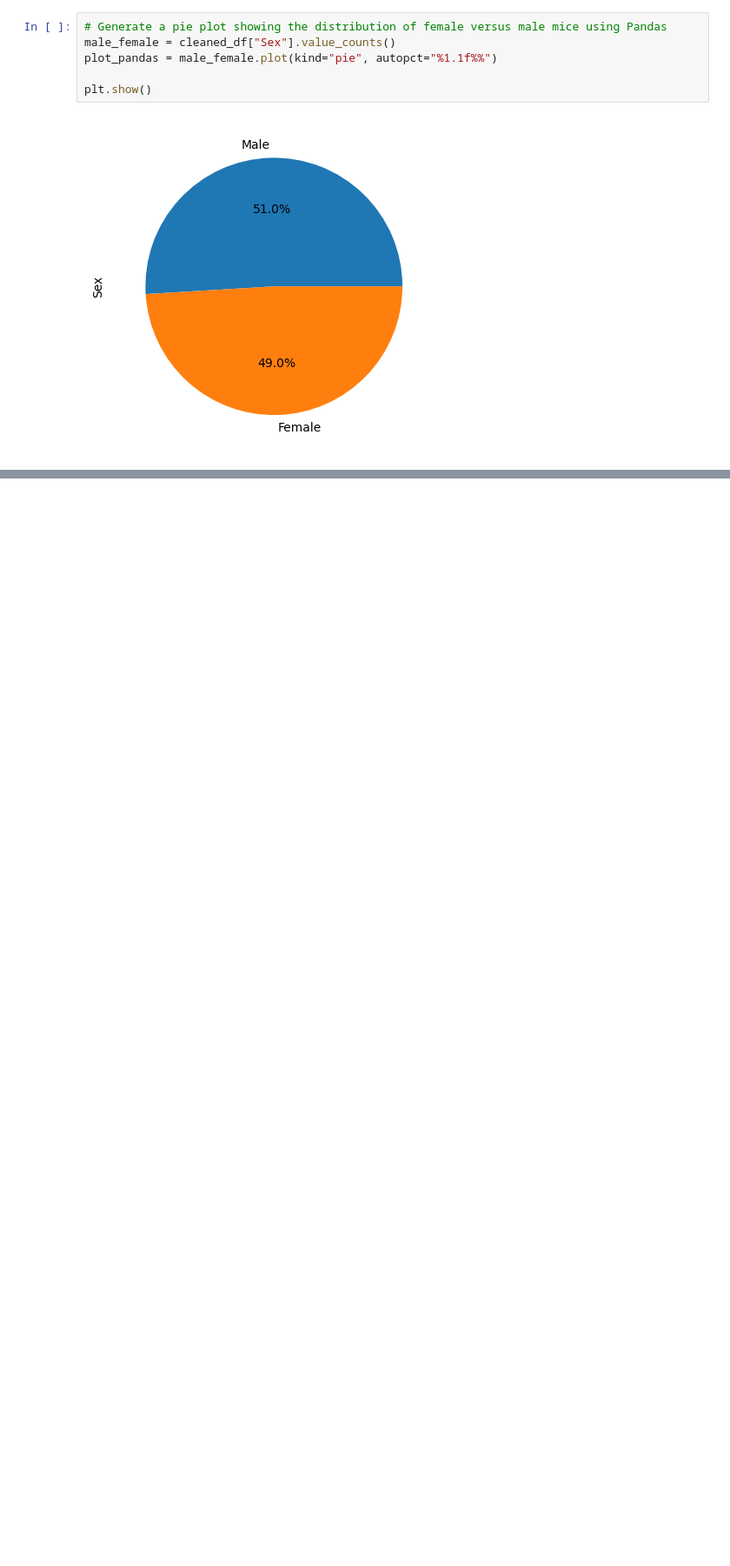
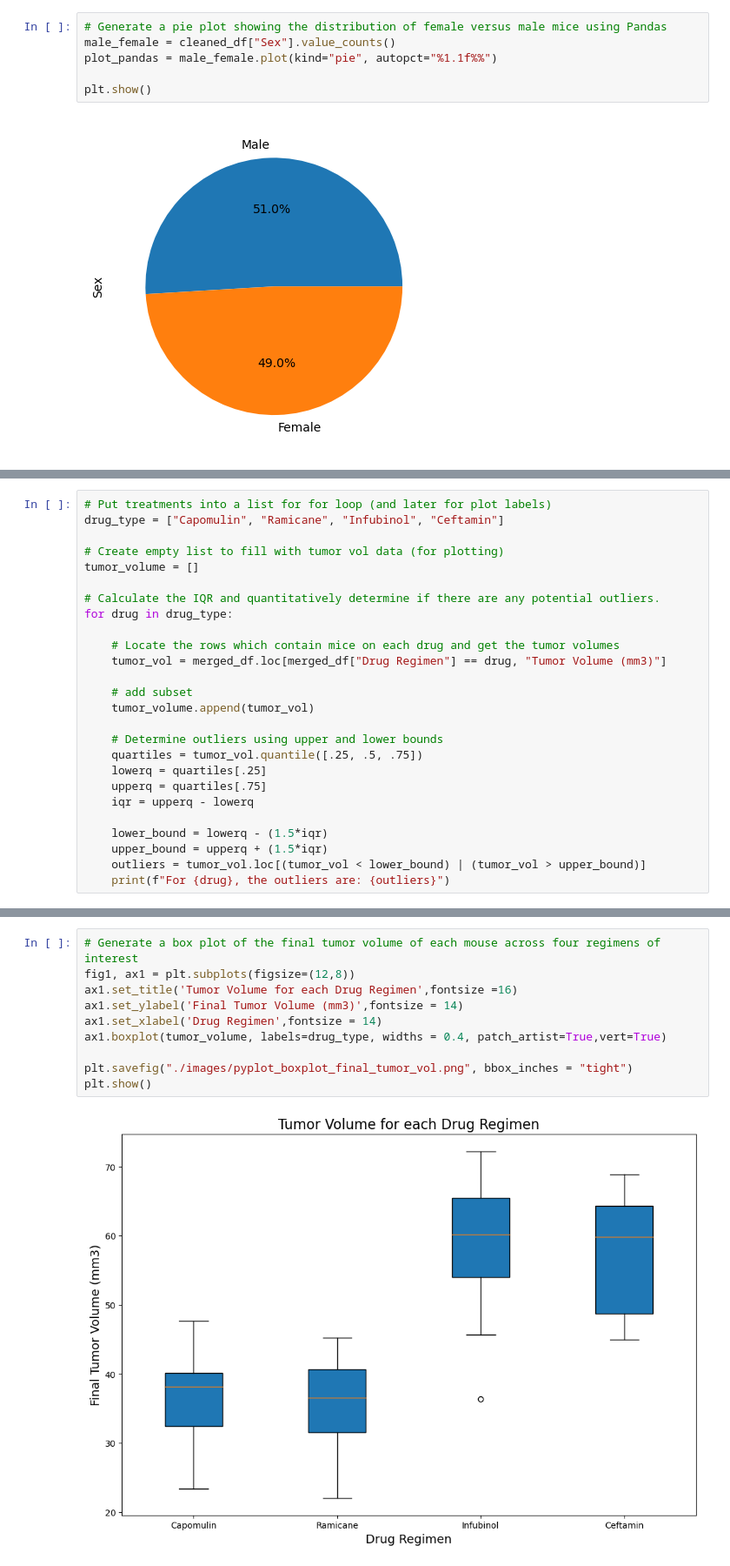
Before and after one commit to 19anguiano/matplotlib_Pymaceuticals, a Jupyter notebook: pymaceuticals_Analysis.ipynb, the cells around one changed output, grey strips where cells are left out. Shown at 87% size. Cells and saved outputs as stored; diff of their text form; blank space fills up the shorter version.

```diff
--- a/pymaceuticals_Analysis.ipynb
+++ b/pymaceuticals_Analysis.ipynb
@@ -176,0 +198,26 @@ plt.pie(male_female, autopct="%1.1f%%")
+# %%
+# Put treatments into a list for for loop (and later for plot labels)
+drug_type = ["Capomulin", "Ramicane", "Infubinol", "Ceftamin"]
+
+# Create empty list to fill with tumor vol data (for plotting)
+tumor_volume = []
+
+# Calculate the IQR and quantitatively determine if there are any potential outliers.
+for drug in drug_type:
+
+    # Locate the rows which contain mice on each drug and get the tumor volumes
+    tumor_vol = merged_df.loc[merged_df["Drug Regimen"] == drug, "Tumor Volume (mm3)"]
+
+    # add subset
+    tumor_volume.append(tumor_vol)
+
+    # Determine outliers using upper and lower bounds
+    quartiles = tumor_vol.quantile([.25, .5, .75])
+    lowerq = quartiles[.25]
+    upperq = quartiles[.75]
+    iqr = upperq - lowerq
+
+    lower_bound = lowerq - (1.5*iqr)
+    upper_bound = upperq + (1.5*iqr)
+    outliers = tumor_vol.loc[(tumor_vol < lower_bound) | (tumor_vol > upper_bound)]
+    print(f"For {drug}, the outliers are: {outliers}")
@@ -176,0 +230,12 @@ plt.pie(male_female, autopct="%1.1f%%")
+# %%
+# Generate a box plot of the final tumor volume of each mouse across four regimens of interest
+fig1, ax1 = plt.subplots(figsize=(12,8))
+ax1.set_title('Tumor Volume for each Drug Regimen',fontsize =16)
+ax1.set_ylabel('Final Tumor Volume (mm3)',fontsize = 14)
+ax1.set_xlabel('Drug Regimen',fontsize = 14)
+ax1.boxplot(tumor_volume, labels=drug_type, widths = 0.4, patch_artist=True,vert=True)
+
+plt.savefig("./images/pyplot_boxplot_final_tumor_vol.png", bbox_inches = "tight")
+plt.show()
+# %% [output]
+[figure, added]
```
Also changed, not shown: parts of 11 cells of this notebook, 4 other files.
